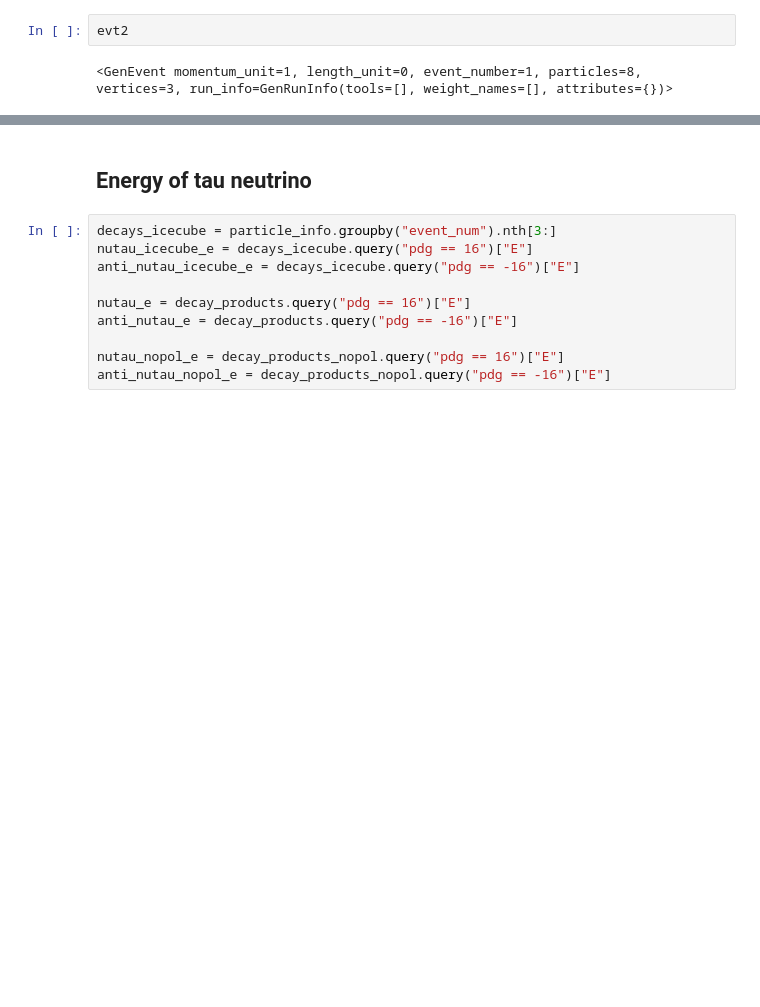
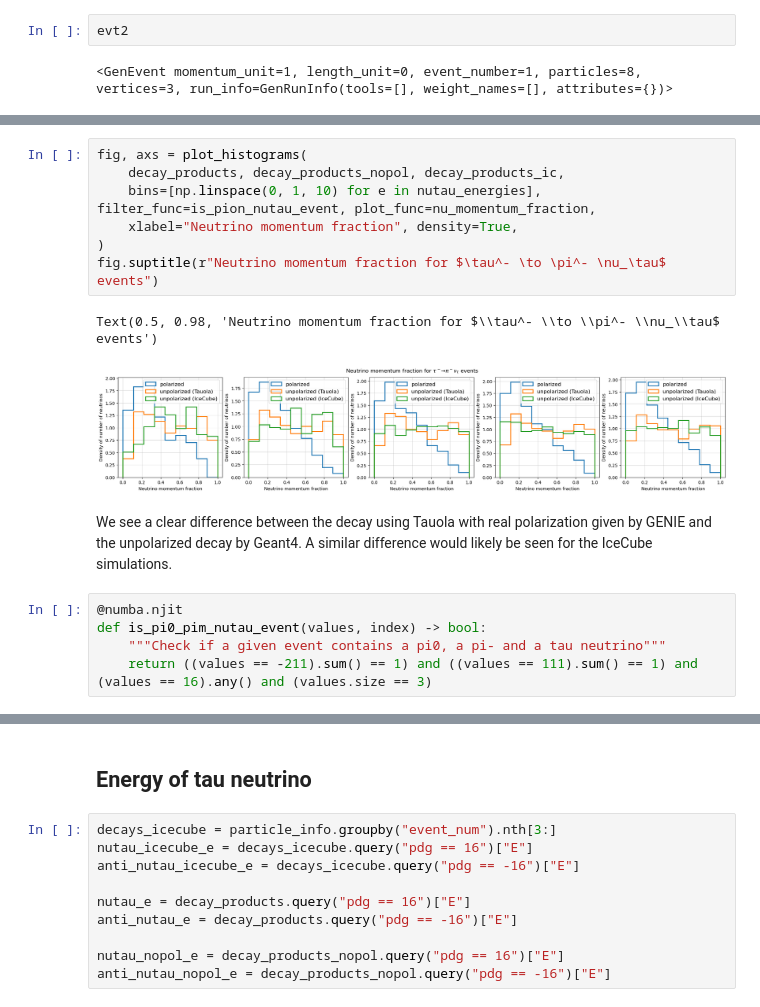
Before and after one commit to simonthor/tau-polarization-icecube, a Jupyter notebook: icecube-tau-decays/tauola_vs_icecube.ipynb, the cells around one changed output, grey strips where cells are left out. Cells and saved outputs as stored; diff of their text form; blank space fills up the shorter version.

```diff
--- a/icecube-tau-decays/tauola_vs_icecube.ipynb
+++ b/icecube-tau-decays/tauola_vs_icecube.ipynb
@@ -133,0 +244,18 @@ It seems like the energies of the particles are exactly the same for polarized a
+# %%
+fig, axs = plot_histograms(
+    decay_products, decay_products_nopol, decay_products_ic,
+    bins=[np.linspace(0, 1, 10) for e in nutau_energies], filter_func=is_pion_nutau_event, plot_func=nu_momentum_fraction,
+    xlabel="Neutrino momentum fraction", density=True,
+)
+fig.suptitle(r"Neutrino momentum fraction for $\tau^- \to \pi^- \nu_\tau$ events")
+# %% [output]
+Text(0.5, 0.98, 'Neutrino momentum fraction for $\\tau^- \\to \\pi^- \\nu_\\tau$ events')
+[figure, added]
+# %% [markdown]
+We see a clear difference between the decay using Tauola with real polarization given by GENIE and the unpolarized decay by Geant4.
+A similar difference would likely be seen for the IceCube simulations.
+# %%
+@numba.njit
+def is_pi0_pim_nutau_event(values, index) -> bool:
+    """Check if a given event contains a pi0, a pi- and a tau neutrino"""
+    return ((values == -211).sum() == 1) and ((values == 111).sum() == 1) and (values == 16).any() and (values.size == 3)
```
Also changed, not shown: parts of 29 cells of this notebook.
